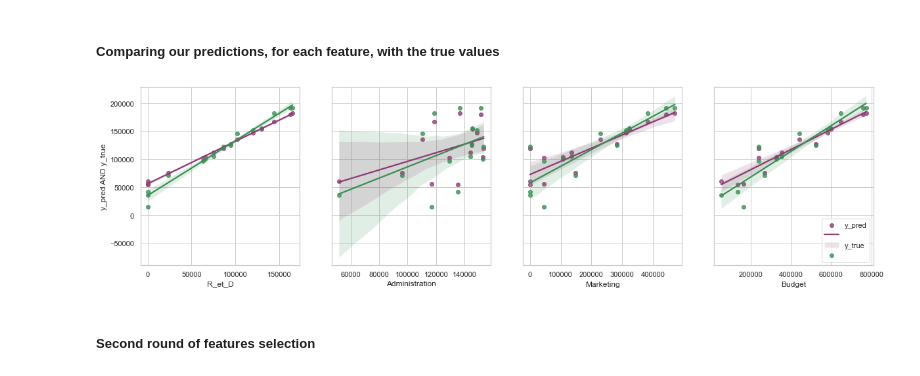
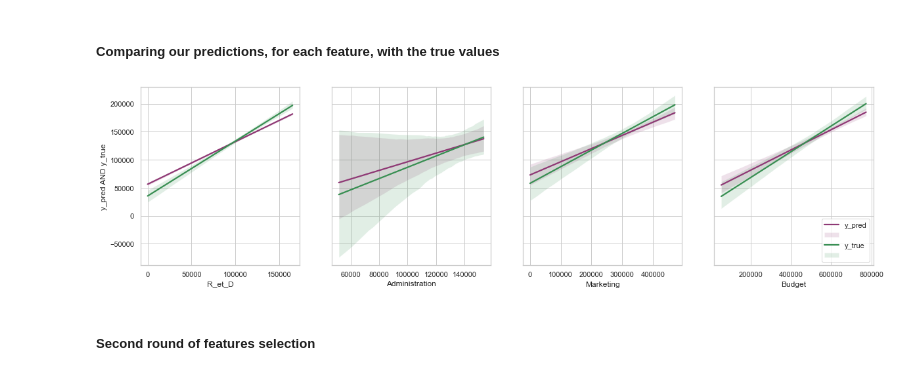
Before and after one commit to LeBonThib/SIMPLON_BPI_EDA, a Jupyter notebook: Linear_Regression.ipynb, the cells around one changed output. Cells and saved outputs as stored; diff of their text form; code cells hidden in the pictures.

```diff
--- a/Linear_Regression.ipynb
+++ b/Linear_Regression.ipynb
@@ -373,25 +371,25 @@ When compared with the previous **adjusted R² score** *(0.8622366684019128)* we
 ##### Comparing our predictions, for each feature, with the true values
 # %%
 fig, ax = PLT.subplots(1,4,figsize=(20,5), sharey=True)
-SNS.regplot(x="R_et_D",y="y_pred",data=res_df, ax=ax[0], color="#8F3975")
-SNS.regplot(x="R_et_D",y="y_true",data=res_df, ax=ax[0], color="#398F53")
+SNS.regplot(x="R_et_D",y="y_pred",data=res_df, ax=ax[0], color="#8F3975", scatter=False)
+SNS.regplot(x="R_et_D",y="y_true",data=res_df, ax=ax[0], color="#398F53", scatter=False)
 ax[0].set_ylabel("y_pred AND y_true")
 
-SNS.regplot(x="Administration",y="y_pred",data=res_df, ax=ax[1], color="#8F3975")
-SNS.regplot(x="Administration",y="y_true",data=res_df, ax=ax[1], color="#398F53")
+SNS.regplot(x="Administration",y="y_pred",data=res_df, ax=ax[1], color="#8F3975", scatter=False)
+SNS.regplot(x="Administration",y="y_true",data=res_df, ax=ax[1], color="#398F53", scatter=False)
 ax[1].set_ylabel("")
 
-SNS.regplot(x="Marketing",y="y_pred",data=res_df, ax=ax[2], color="#8F3975")
-SNS.regplot(x="Marketing",y="y_true",data=res_df, ax=ax[2], color="#398F53")
+SNS.regplot(x="Marketing",y="y_pred",data=res_df, ax=ax[2], color="#8F3975", scatter=False)
+SNS.regplot(x="Marketing",y="y_true",data=res_df, ax=ax[2], color="#398F53", scatter=False)
 ax[2].set_ylabel("")
 
-SNS.regplot(x="Budget",y="y_pred",data=res_df, ax=ax[3], color="#8F3975")
-SNS.regplot(x="Budget",y="y_true",data=res_df, ax=ax[3], color="#398F53")
+SNS.regplot(x="Budget",y="y_pred",data=res_df, ax=ax[3], color="#8F3975", scatter=False)
+SNS.regplot(x="Budget",y="y_true",data=res_df, ax=ax[3], color="#398F53", scatter=False)
 ax[3].set_ylabel("")
 PLT.legend(labels=["y_pred","","y_true",""], loc=4)
 PLT.show()
 # %% [output]
-[figure, old version]
+[figure, new version]
 # %% [markdown]
 ##### Second round of features selection
 # %%
```
Also changed, not shown: parts of 8 cells of this notebook.
